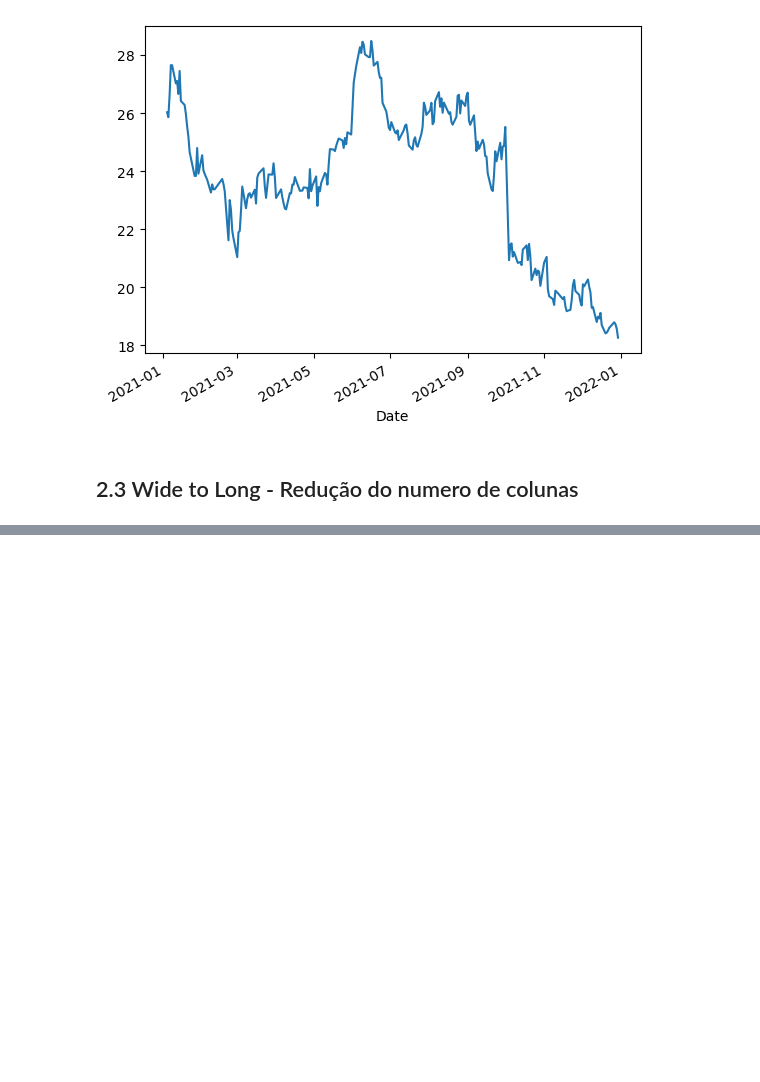
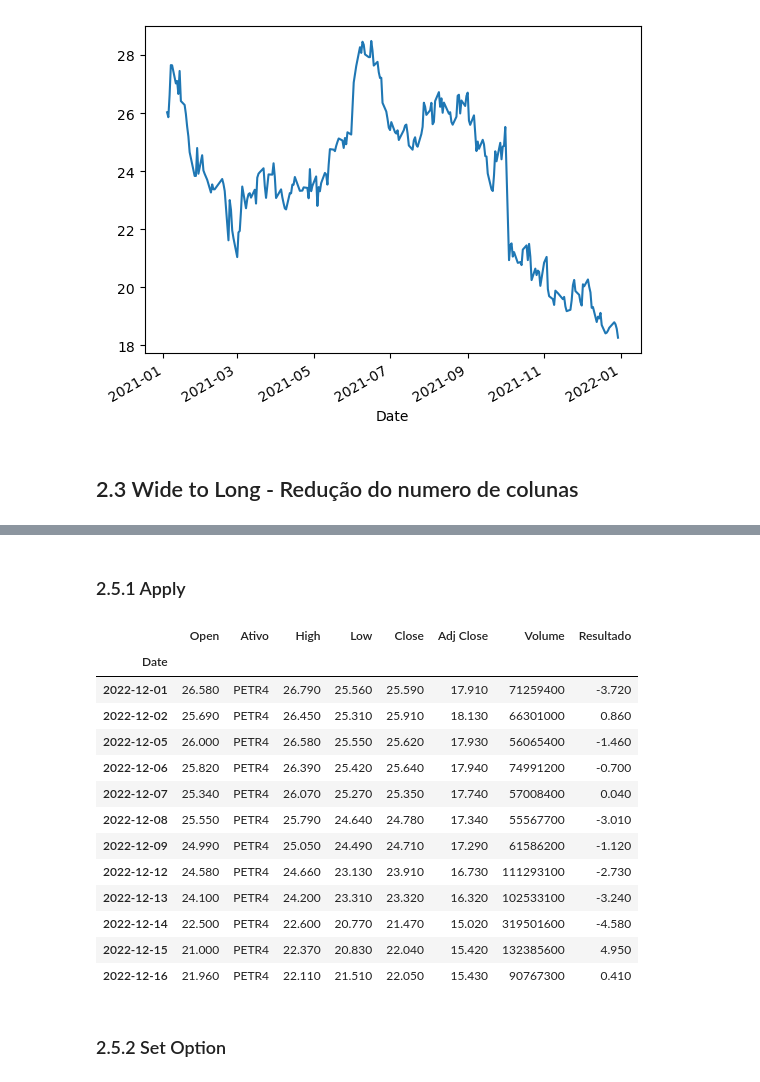
Before and after one commit to Murilo-Barreiro/pmf, a Jupyter notebook: Modulo2.ipynb, the cells around one changed output, grey strips where cells are left out. Drawn from its saved outputs; the diff is of its cells as text; code cells hidden in the pictures; blank space fills up the shorter version.

```diff
--- a/Modulo2.ipynb
+++ b/Modulo2.ipynb
@@ -299,0 +370,4 @@ df_ibov_longo_b3.pivot(columns='Parâmetro', values= 'Valor')
+# %%
+petr = petr[petr.index >= '2022-12']
+# %%
+petr['Resultado'] = (petr['Close'] - petr['Open']) / petr['Open'] * 100
@@ -299,0 +390,2 @@ df_ibov_longo_b3.pivot(columns='Parâmetro', values= 'Valor')
+# %%
+petr.insert(1, 'Ativo', 'PETR4')
@@ -299,0 +402,24 @@ df_ibov_longo_b3.pivot(columns='Parâmetro', values= 'Valor')
+# %% [markdown]
+### 2.5.1 Apply
+# %%
+#Excluir primeira coluna
+petr.iloc[:,1:] = petr.iloc[:,1:].apply(lambda x: round(x, 2))
+# %%
+petr
+# %% [output]
+|  | Open | Ativo | High | Low | Close | Adj Close | Volume | Resultado |
+| Date |  |  |  |  |  |  |  |  |
+| 2022-12-01 | 26.580 | PETR4 | 26.790 | 25.560 | 25.590 | 17.910 | 71259400 | -3.720 |
+| 2022-12-02 | 25.690 | PETR4 | 26.450 | 25.310 | 25.910 | 18.130 | 66301000 | 0.860 |
+| 2022-12-05 | 26.000 | PETR4 | 26.580 | 25.550 | 25.620 | 17.930 | 56065400 | -1.460 |
+| 2022-12-06 | 25.820 | PETR4 | 26.390 | 25.420 | 25.640 | 17.940 | 74991200 | -0.700 |
+| 2022-12-07 | 25.340 | PETR4 | 26.070 | 25.270 | 25.350 | 17.740 | 57008400 | 0.040 |
+| 2022-12-08 | 25.550 | PETR4 | 25.790 | 24.640 | 24.780 | 17.340 | 55567700 | -3.010 |
+| 2022-12-09 | 24.990 | PETR4 | 25.050 | 24.490 | 24.710 | 17.290 | 61586200 | -1.120 |
+| 2022-12-12 | 24.580 | PETR4 | 24.660 | 23.130 | 23.910 | 16.730 | 111293100 | -2.730 |
+| 2022-12-13 | 24.100 | PETR4 | 24.200 | 23.310 | 23.320 | 16.320 | 102533100 | -3.240 |
+| 2022-12-14 | 22.500 | PETR4 | 22.600 | 20.770 | 21.470 | 15.020 | 319501600 | -4.580 |
+| 2022-12-15 | 21.000 | PETR4 | 22.370 | 20.830 | 22.040 | 15.420 | 132385600 | 4.950 |
+| 2022-12-16 | 21.960 | PETR4 | 22.110 | 21.510 | 22.050 | 15.430 | 90767300 | 0.410 |
+# %% [markdown]
+### 2.5.2 Set Option
```
Also changed, not shown: parts of 53 cells of this notebook, 1 other file.
